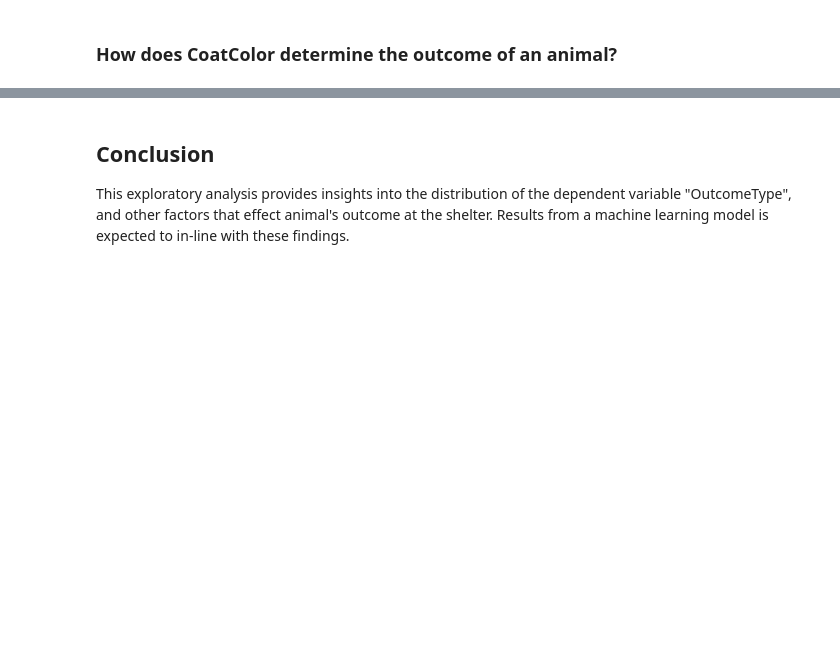
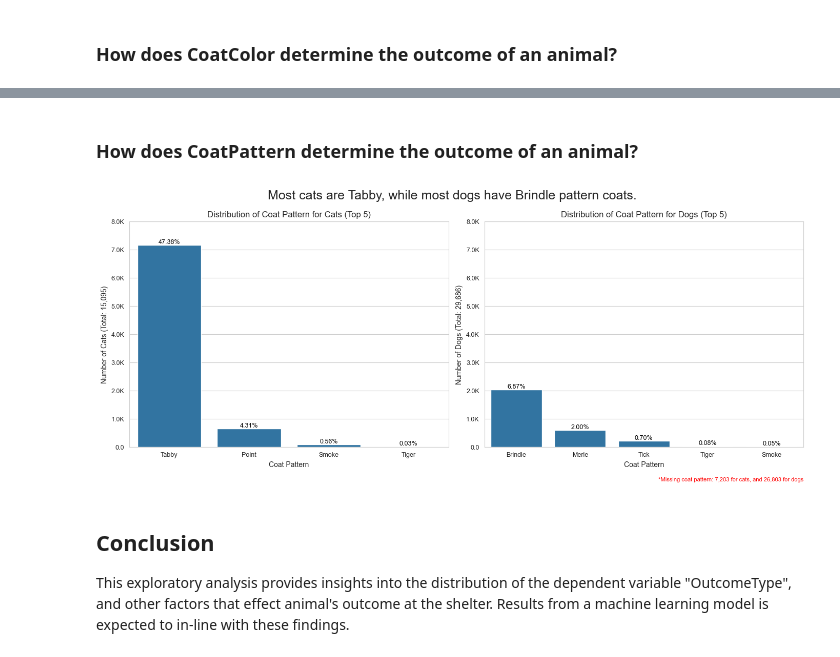
Before and after one commit to sandeepsanyal/Shelter-Animal-Outcomes, a Jupyter notebook: notebooks/exploratory_analysis.ipynb, the cells around one changed output, grey strips where cells are left out. Drawn from its saved outputs; the diff is of its cells as text; code cells hidden in the pictures; blank space fills up the shorter version.

```diff
--- a/notebooks/exploratory_analysis.ipynb
+++ b/notebooks/exploratory_analysis.ipynb
@@ -384,3 +468,75 @@ plt.show()
+# %% [markdown]
+### How does CoatPattern determine the outcome of an animal?
+# %%
+# Function to filter top 5 coat colors for a given animal type
+def get_top_coat_pattern(df, animal_type, top_n=5):
+    # Filter data for the given animal type
+    filtered_df = df[df['AnimalType'] == animal_type]
+    # Calculate the value counts for CoatColor
+    total_counts = filtered_df[AnimalID].count()
+    missing = total_counts - filtered_df['CoatPattern'].count()
+    coat_color_counts = filtered_df['CoatPattern'].value_counts().head(top_n)
+    # Get the index (coat colors) of the top 5 most common coat colors
+    top_coat_colors = coat_color_counts.index.tolist()
+    return top_coat_colors, coat_color_counts, total_counts, missing
+# Get top 5 coat colors and their counts for Cats and Dogs
+top_cats, cat_counts, total_cats, missing_cats = get_top_coat_pattern(processed_df, 'Cat')
+top_dogs, dog_counts, total_dogs, missing_dogs = get_top_coat_pattern(processed_df, 'Dog')
+# Determine the maximum count from both datasets
+max_count = ((max(cat_counts.max(), dog_counts.max()) // 1000) + 1) * 1000
+# Set up the matplotlib figure
+plt.figure(figsize=(14, 6))
+plt.suptitle('Most cats are Tabby, while most dogs have Brindle pattern coats.', fontsize=18)
+# Create a subplot for Cats
+ax1 = plt.subplot(1, 2, 1)
+sns.countplot(x='CoatPattern', data=processed_df[processed_df['AnimalType'] == 'Cat'], order=top_cats)
+plt.title('Distribution of Coat Pattern for Cats (Top 5)')
+plt.xlabel('Coat Pattern')
+plt.ylabel('Number of Cats (Total: {:,})'.format(total_cats), fontsize=10)
+plt.ylim(0, max_count)  # Set the y-axis limit to the maximum count
+# Format axis ticks
+plt.tick_params(axis='x', labelsize=9)  # Size for x-axis ticks
+plt.tick_params(axis='y', labelsize=9)  # Size for y-axis ticks
+# Annotate bars with percentages for Cats
+for p in ax1.patches:
+    height = p.get_height()
+    percentage = (height / total_cats) * 100
+    ax1.annotate(f'{percentage:.2f}%',
+                 (p.get_x() + p.get_width() / 2., height),
+                 ha='center', va='bottom', fontsize=9, color='black')
+# Create a subplot for Dogs
+ax2 = plt.subplot(1, 2, 2)
+sns.countplot(x='CoatPattern', data=processed_df[processed_df['AnimalType'] == 'Dog'], order=top_dogs)
+plt.title('Distribution of Coat Pattern for Dogs (Top 5)', fontsize=12)
+plt.xlabel('Coat Pattern')
+plt.ylabel('Number of Dogs (Total: {:,})'.format(total_dogs), fontsize=10)
+plt.ylim(0, max_count)  # Set the y-axis limit to the maximum count
+# Format axis ticks
+plt.tick_params(axis='x', labelsize=9)  # Size for x-axis ticks
+plt.tick_params(axis='y', labelsize=9)  # Size for y-axis ticks
+# Annotate bars with percentages for Dogs
+for p in ax2.patches:
+    height = p.get_height()
+    percentage = (height / total_dogs) * 100
+    ax2.annotate(f'{percentage:.2f}%',
+                 (p.get_x() + p.get_width() / 2., height),
+                 ha='center', va='bottom', fontsize=9, color='black')
+# Apply the custom y-axis formatter to both subplots
+formatter = FuncFormatter(utils.format_y_tick)
+plt.gca().yaxis.set_major_formatter(formatter)  # This applies to the last subplot by default
+# Get all axes and apply the formatter to each
+axes = plt.gcf().get_axes()
+for ax in axes:
+    ax.yaxis.set_major_formatter(formatter)
+# Add footer text
+text = "*Missing coat pattern: {:,} for cats, and {:,} for dogs".format(missing_cats, missing_dogs)
+ax2.text(1, -0.15, text, transform=ax2.transAxes, ha='right', color='red', fontsize=8)
+# Adjust layout
+plt.tight_layout()
+# Show the plots
+plt.show()
+# %% [output]
+[figure, added]
 # %% [markdown]
 ## Conclusion
 
```
Also changed, not shown: parts of 11 cells of this notebook, 2 other files.
